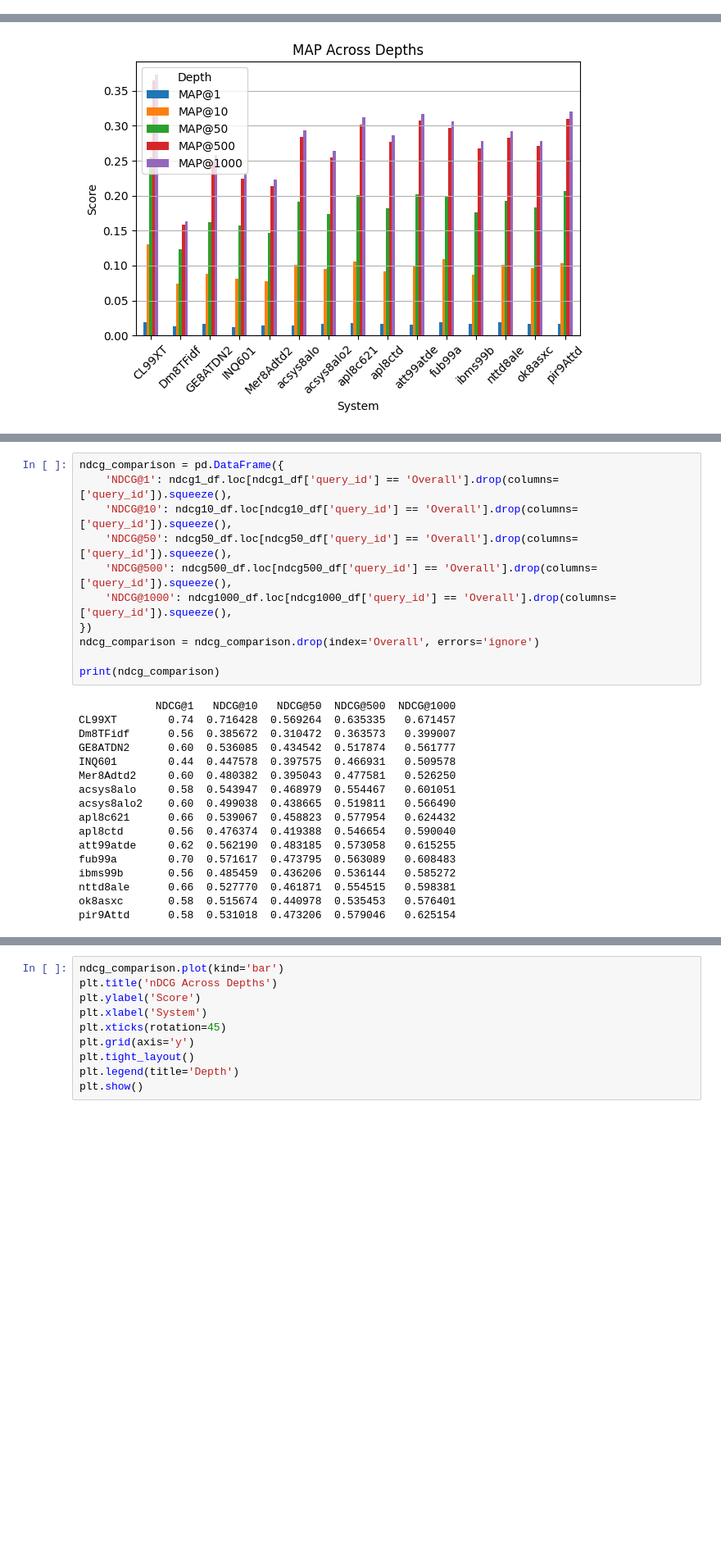
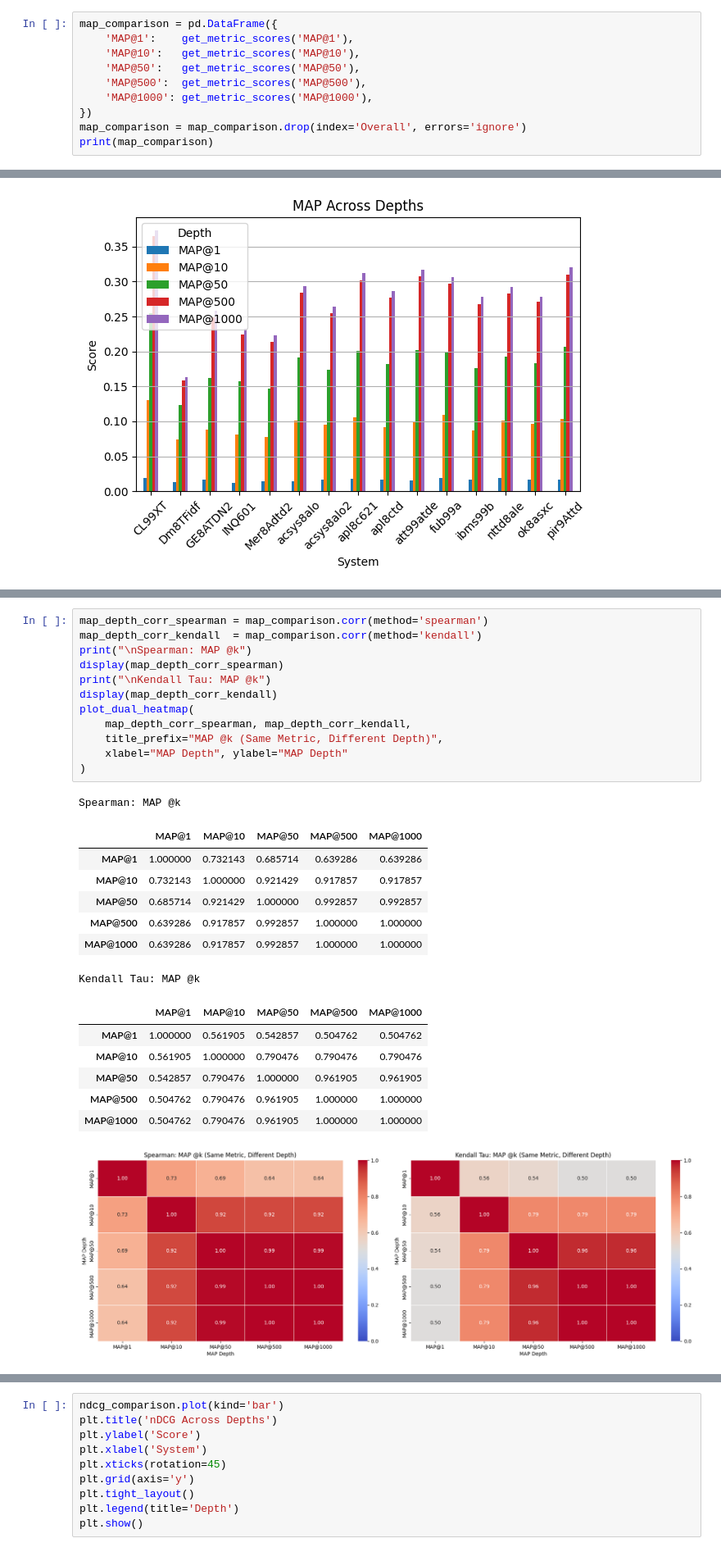
Before and after one commit to imanhaikal/WIE3004_IR_GroupProject, a Jupyter notebook: src/Info_Retrieval (full with cleaning & precision & MAP).ipynb, the cells around one changed output, grey strips where cells are left out. Shown at 82% size. Drawn from its saved outputs; the diff is of its cells as text; blank space fills up the shorter version.

```diff
--- a/src/Info_Retrieval (full with cleaning & precision & MAP).ipynb
+++ b/src/Info_Retrieval (full with cleaning & precision & MAP).ipynb
@@ -1394,0 +1209,10 @@ pir9Attd    0.017008  0.102863  0.206559  0.310369  0.320667
+# %%
+map_comparison = pd.DataFrame({
+    'MAP@1':    get_metric_scores('MAP@1'),
+    'MAP@10':   get_metric_scores('MAP@10'),
+    'MAP@50':   get_metric_scores('MAP@50'),
+    'MAP@500':  get_metric_scores('MAP@500'),
+    'MAP@1000': get_metric_scores('MAP@1000'),
+})
+map_comparison = map_comparison.drop(index='Overall', errors='ignore')
+print(map_comparison)
@@ -1417,28 +1248,28 @@ plt.show()
-# %%
-ndcg_comparison = pd.DataFrame({
-    'NDCG@1': ndcg1_df.loc[ndcg1_df['query_id'] == 'Overall'].drop(columns=['query_id']).squeeze(),
-    'NDCG@10': ndcg10_df.loc[ndcg10_df['query_id'] == 'Overall'].drop(columns=['query_id']).squeeze(),
-    'NDCG@50': ndcg50_df.loc[ndcg50_df['query_id'] == 'Overall'].drop(columns=['query_id']).squeeze(),
-    'NDCG@500': ndcg500_df.loc[ndcg500_df['query_id'] == 'Overall'].drop(columns=['query_id']).squeeze(),
-    'NDCG@1000': ndcg1000_df.loc[ndcg1000_df['query_id'] == 'Overall'].drop(columns=['query_id']).squeeze(),
-})
-ndcg_comparison = ndcg_comparison.drop(index='Overall', errors='ignore')
-
-print(ndcg_comparison)
-# %% [output]
-            NDCG@1   NDCG@10   NDCG@50  NDCG@500  NDCG@1000
-CL99XT        0.74  0.716428  0.569264  0.635335   0.671457
-Dm8TFidf      0.56  0.385672  0.310472  0.363573   0.399007
-GE8ATDN2      0.60  0.536085  0.434542  0.517874   0.561777
-INQ601        0.44  0.447578  0.397575  0.466931   0.509578
-Mer8Adtd2     0.60  0.480382  0.395043  0.477581   0.526250
-acsys8alo     0.58  0.543947  0.468979  0.554467   0.601051
-acsys8alo2    0.60  0.499038  0.438665  0.519811   0.566490
-apl8c621      0.66  0.539067  0.458823  0.577954   0.624432
-apl8ctd       0.56  0.476374  0.419388  0.546654   0.590040
-att99atde     0.62  0.562190  0.483185  0.573058   0.615255
-fub99a        0.70  0.571617  0.473795  0.563089   0.608483
-ibms99b       0.56  0.485459  0.436206  0.536144   0.585272
-nttd8ale      0.66  0.527770  0.461871  0.554515   0.598381
-ok8asxc       0.58  0.515674  0.440978  0.535453   0.576401
-pir9Attd      0.58  0.531018  0.473206  0.579046   0.625154
+# %%
+map_depth_corr_spearman = map_comparison.corr(method='spearman')
+map_depth_corr_kendall  = map_comparison.corr(method='kendall')
+print("\nSpearman: MAP @k")
+display(map_depth_corr_spearman)
+print("\nKendall Tau: MAP @k")
+display(map_depth_corr_kendall)
+plot_dual_heatmap(
+    map_depth_corr_spearman, map_depth_corr_kendall,
+    title_prefix="MAP @k (Same Metric, Different Depth)",
+    xlabel="MAP Depth", ylabel="MAP Depth"
+)
+# %% [output]
+Spearman: MAP @k
+|  | MAP@1 | MAP@10 | MAP@50 | MAP@500 | MAP@1000 |
+| MAP@1 | 1.000000 | 0.732143 | 0.685714 | 0.639286 | 0.639286 |
+| MAP@10 | 0.732143 | 1.000000 | 0.921429 | 0.917857 | 0.917857 |
+| MAP@50 | 0.685714 | 0.921429 | 1.000000 | 0.992857 | 0.992857 |
+| MAP@500 | 0.639286 | 0.917857 | 0.992857 | 1.000000 | 1.000000 |
+| MAP@1000 | 0.639286 | 0.917857 | 0.992857 | 1.000000 | 1.000000 |
+Kendall Tau: MAP @k
+|  | MAP@1 | MAP@10 | MAP@50 | MAP@500 | MAP@1000 |
+| MAP@1 | 1.000000 | 0.561905 | 0.542857 | 0.504762 | 0.504762 |
+| MAP@10 | 0.561905 | 1.000000 | 0.790476 | 0.790476 | 0.790476 |
+| MAP@50 | 0.542857 | 0.790476 | 1.000000 | 0.961905 | 0.961905 |
+| MAP@500 | 0.504762 | 0.790476 | 0.961905 | 1.000000 | 1.000000 |
+| MAP@1000 | 0.504762 | 0.790476 | 0.961905 | 1.000000 | 1.000000 |
+[figure, added]
```
Also changed, not shown: parts of 96 cells of this notebook, 23 other files.
